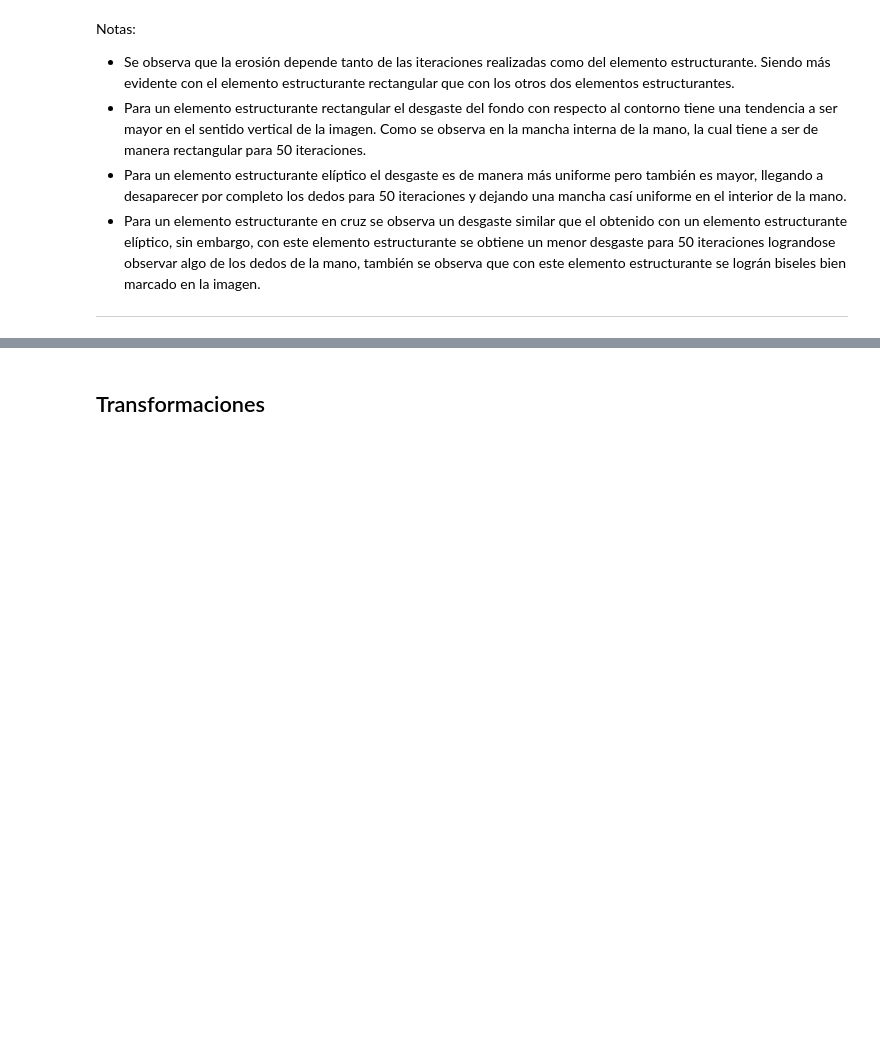
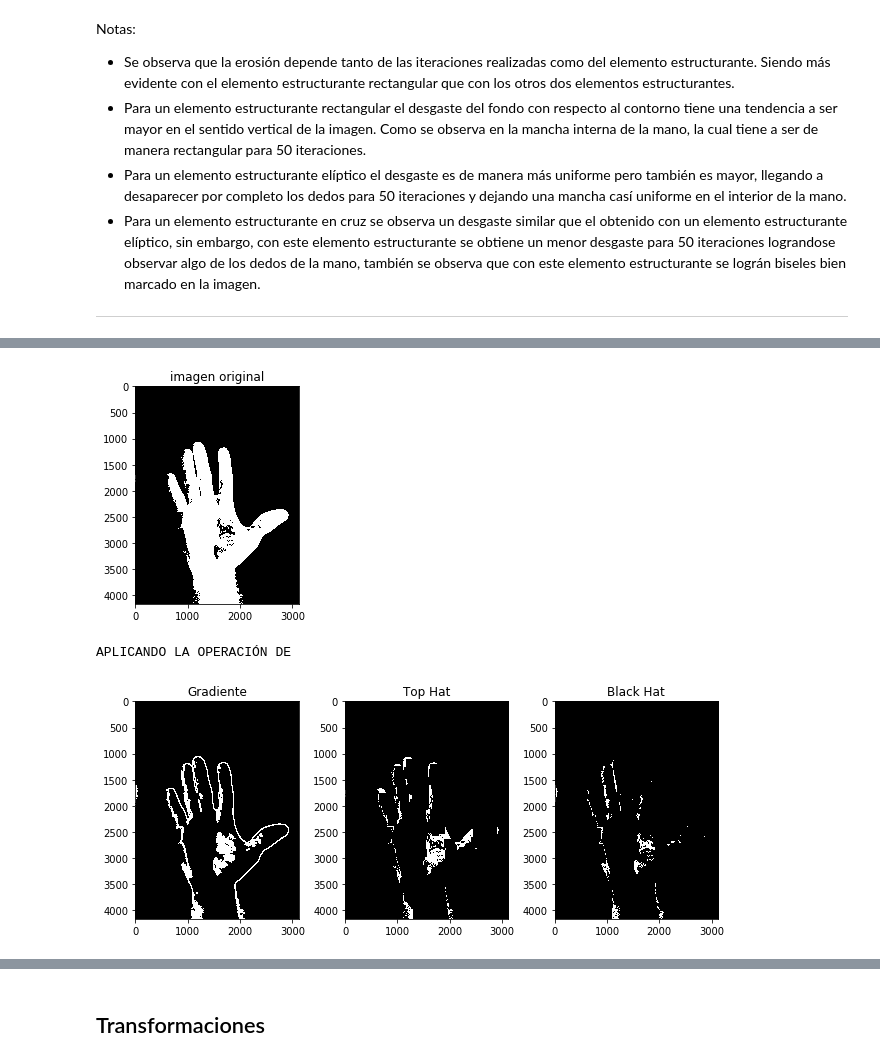
Before and after one commit to LeonardoMercado/TecIA, a Jupyter notebook: compartida de talleres/03 Taller 3 Operaciones Morfológicas/Taller 3 operaciones Morfológicas.ipynb, the cells around one changed output, grey strips where cells are left out. Saved outputs shown, nothing was run; the diff lists cells and outputs as text; code cells hidden in the pictures; blank space fills up the shorter version.

```diff
--- a/compartida de talleres/03 Taller 3 Operaciones Morfológicas/Taller 3 operaciones Morfológicas.ipynb
+++ b/compartida de talleres/03 Taller 3 Operaciones Morfológicas/Taller 3 operaciones Morfológicas.ipynb
@@ -287,0 +432,24 @@ Notas:
+# %%
+kernel1 = np.ones((3,3))
+gradient = cv2.morphologyEx(img_2_bin,cv2.MORPH_GRADIENT,kernel1,iterations=10)
+top_hat = cv2.morphologyEx(img_2_bin,cv2.MORPH_TOPHAT,kernel1,iterations=65)
+black_hat = cv2.morphologyEx(img_2_bin,cv2.MORPH_BLACKHAT,kernel1,iterations=25)
+
+
+
+plt.figure(1)
+plt.subplot(1,2,1), plt.imshow(img_2_bin,cmap='gray'),plt.title('imagen original')
+plt.subplots_adjust(right=1)
+plt.show()
+
+print('APLICANDO LA OPERACIÓN DE')
+plt.figure(2)
+plt.subplot(1,3,1), plt.imshow(gradient,cmap='gray'), plt.title('Gradiente')
+plt.subplot(1,3,2), plt.imshow(top_hat,cmap='gray'), plt.title('Top Hat')
+plt.subplot(1,3,3), plt.imshow(black_hat,cmap='gray'), plt.title('Black Hat')
+plt.subplots_adjust(right = 1.5)
+plt.show()
+# %% [output]
+[figure, added]
+APLICANDO LA OPERACIÓN DE
+[figure, added]
```
Also changed, not shown: parts of 21 cells of this notebook.
